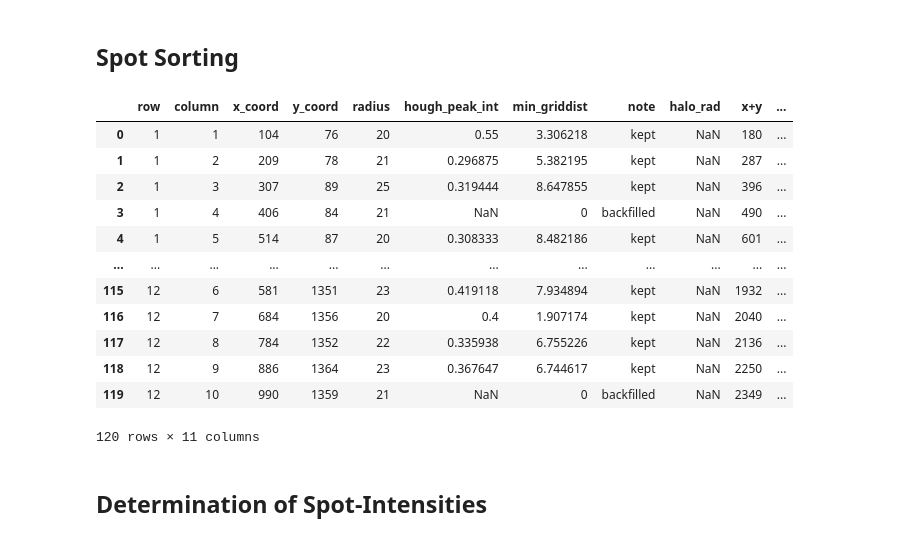
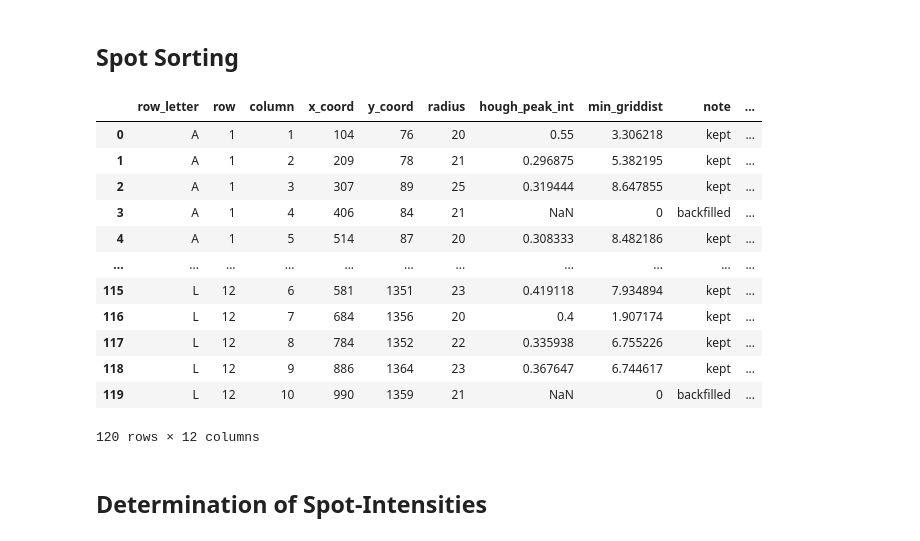
Before and after one commit to Functional-Metabolomics-Lab/MicrospotReader_test, a Jupyter notebook: microspot_reader.ipynb, the cells around one changed output. Saved outputs shown, nothing was run; the diff lists cells and outputs as text; code cells hidden in the pictures.

```diff
--- a/microspot_reader.ipynb
+++ b/microspot_reader.ipynb
@@ -30,3 +32,14 @@ last_spot="L10"
+# %%
+row_conv={"abcdefghijklmnopqrstuvwxyz"[i-1]: i for i in range(1,27)}
+
+firstrow_nr=row_conv[first_spot[0].lower()]
+lastrow_nr=row_conv[last_spot[0].lower()]
+rowcount=lastrow_nr-firstrow_nr+1
+
+
+firstcol_nr=int(first_spot[1:])
+lastcol_nr=int(last_spot[1:])
+colcount=lastcol_nr-firstcol_nr+1
 # %% [markdown]
 ## Loading the Image File
 # %%
@@ -305,10 +318,10 @@ corr_spot["x+y"]=corr_spot["x_coord"]+corr_spot["y_coord"]
 corr_spot["x-y"]=corr_spot["x_coord"]-corr_spot["y_coord"]
 
 #col=["row","column","x_coord","y_coord","radius","note"]
-sort_spot=pd.DataFrame(columns=["row","column"])
+sort_spot=pd.DataFrame(columns=["row_letter","row","column"])
 
 # Loop Through the algorithm until all spots have been sorted:
-row_nr=1
+row_nr=firstrow_nr
 while len(corr_spot)>0:
     # Empty DataFrame for spots of the current top row.
     spotrow=pd.DataFrame()
@@ -322,48 +335,49 @@ while len(corr_spot)>0:
     topright_coord=np.array((corr_spot.loc[idx_topright,"x_coord"],corr_spot.loc[idx_topright,"y_coord"]))
 
     # Loop through all spot in the DataFrame
-    col_nr=1
+    col_nr=firstcol_nr
     for idx in corr_spot.index:
         # Extract coordinates of current spot
         spot=corr_spot.loc[idx]
         spot_coord=np.array((spot["x_coord"],spot["y_coord"]))
 
         # Calculate the distance of the current spot to a line that goes through the left most and right most spot of the current row
         row_dist=np.linalg.norm(np.cross(np.subtract(spot_coord,topleft_coord),np.subtract(topright_coord,topleft_coord))/np.linalg.norm(np.subtract(topright_coord,topleft_coord)))
 
         # If the distance between the spot and the line is smaller than the spots radius, the spot must lie within the row
         if row_dist<=spot["radius"]:
             # Add spot to current row and remove it from the DataFrame of unsorted spots
             spotrow=pd.concat([spotrow,spot.to_frame().T])
             corr_spot.drop(idx, inplace=True)
             col_nr+=1
 
     # Sort spots in current row from left to right and add row + column index.
     spotrow.sort_values("x_coord",ascending=True,inplace=True)
     spotrow["row"]=row_nr
+    spotrow["row_letter"]={v:k for k,v in row_conv.items()}[row_nr].upper()
     spotrow["column"]=range(1,col_nr)
 
     # Add row to the DataFrame of sorted spots
     sort_spot=pd.concat([sort_spot,spotrow],ignore_index=True)
 
     row_nr+=1
     if row_nr>1000: break # Break the loop if not all spots can be assigned to a row.
 
 sort_spot
 # %% [output]
-|  | row | column | x_coord | y_coord | radius | hough_peak_int | min_griddist | note | halo_rad | x+y | ... |
-| 0 | 1 | 1 | 104 | 76 | 20 | 0.55 | 3.306218 | kept | NaN | 180 | ... |
-| 1 | 1 | 2 | 209 | 78 | 21 | 0.296875 | 5.382195 | kept | NaN | 287 | ... |
-| 2 | 1 | 3 | 307 | 89 | 25 | 0.319444 | 8.647855 | kept | NaN | 396 | ... |
-| 3 | 1 | 4 | 406 | 84 | 21 | NaN | 0 | backfilled | NaN | 490 | ... |
-| 4 | 1 | 5 | 514 | 87 | 20 | 0.308333 | 8.482186 | kept | NaN | 601 | ... |
-| ... | ... | ... | ... | ... | ... | ... | ... | ... | ... | ... | ... |
-| 115 | 12 | 6 | 581 | 1351 | 23 | 0.419118 | 7.934894 | kept | NaN | 1932 | ... |
-| 116 | 12 | 7 | 684 | 1356 | 20 | 0.4 | 1.907174 | kept | NaN | 2040 | ... |
-| 117 | 12 | 8 | 784 | 1352 | 22 | 0.335938 | 6.755226 | kept | NaN | 2136 | ... |
-| 118 | 12 | 9 | 886 | 1364 | 23 | 0.367647 | 6.744617 | kept | NaN | 2250 | ... |
-| 119 | 12 | 10 | 990 | 1359 | 21 | NaN | 0 | backfilled | NaN | 2349 | ... |
+|  | row_letter | row | column | x_coord | y_coord | radius | hough_peak_int | min_griddist | note | ... |
+| 0 | A | 1 | 1 | 104 | 76 | 20 | 0.55 | 3.306218 | kept | ... |
+| 1 | A | 1 | 2 | 209 | 78 | 21 | 0.296875 | 5.382195 | kept | ... |
+| 2 | A | 1 | 3 | 307 | 89 | 25 | 0.319444 | 8.647855 | kept | ... |
+| 3 | A | 1 | 4 | 406 | 84 | 21 | NaN | 0 | backfilled | ... |
+| 4 | A | 1 | 5 | 514 | 87 | 20 | 0.308333 | 8.482186 | kept | ... |
+| ... | ... | ... | ... | ... | ... | ... | ... | ... | ... | ... |
+| 115 | L | 12 | 6 | 581 | 1351 | 23 | 0.419118 | 7.934894 | kept | ... |
+| 116 | L | 12 | 7 | 684 | 1356 | 20 | 0.4 | 1.907174 | kept | ... |
+| 117 | L | 12 | 8 | 784 | 1352 | 22 | 0.335938 | 6.755226 | kept | ... |
+| 118 | L | 12 | 9 | 886 | 1364 | 23 | 0.367647 | 6.744617 | kept | ... |
+| 119 | L | 12 | 10 | 990 | 1359 | 21 | NaN | 0 | backfilled | ... |
-120 rows × 11 columns
+120 rows × 12 columns
 # %% [markdown]
 ## Determination of Spot-Intensities
 # %%
```
Also changed, not shown: parts of 2 cells of this notebook, 1 other file.
